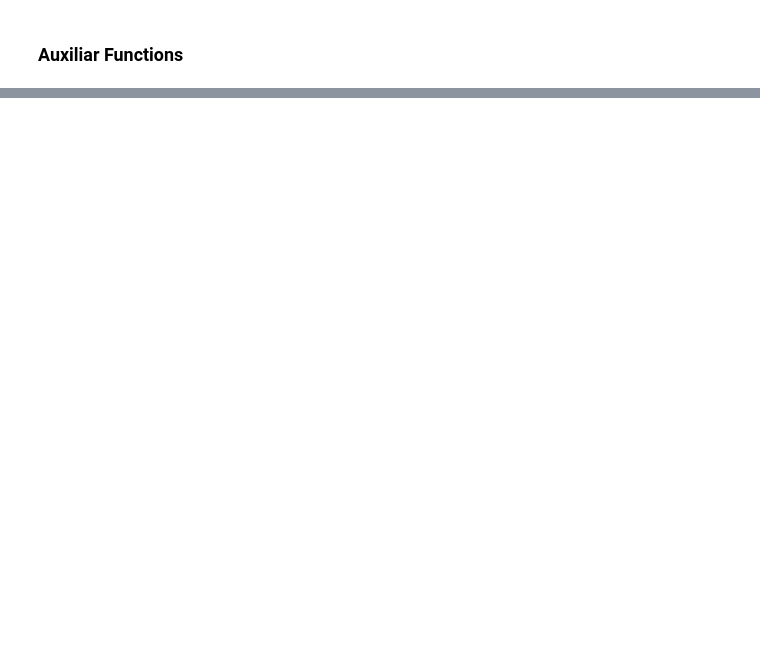
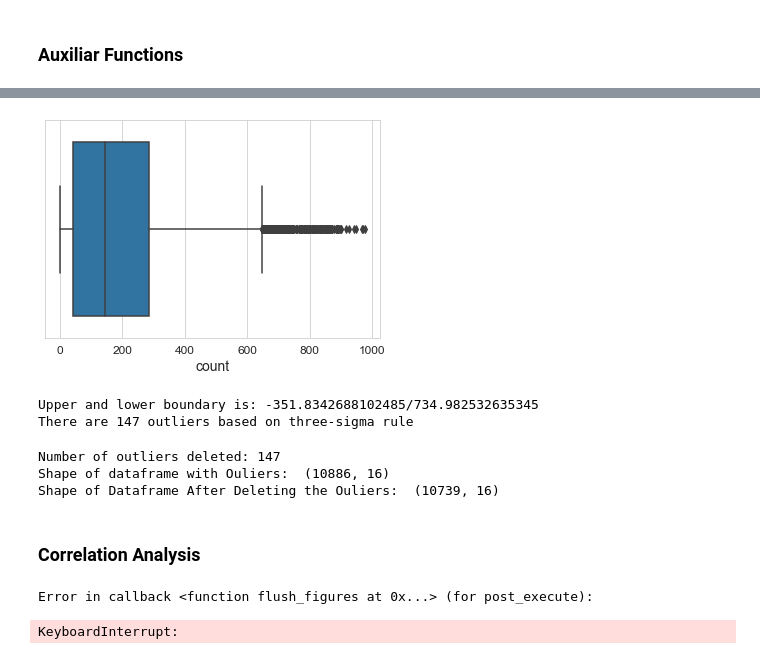
Before and after one commit to PeterStos/Bike_Sharing_Demand, a Jupyter notebook: Bike_Sharing_Demand.ipynb, the cells around one changed output, grey strips where cells are left out. Drawn from its saved outputs; the diff is of its cells as text; code cells hidden in the pictures; blank space fills up the shorter version.

Commit message:
Update Bike_Sharing_Demand.ipynb
Added feature engineering, correlation

```diff
--- a/Bike_Sharing_Demand.ipynb
+++ b/Bike_Sharing_Demand.ipynb
@@ -85,0 +196,6 @@ def ds_info(df):
+# %%
+train["season"] = train.season.map({1:"Spring", 2:"Summer", 3:"Fall", 4:"Winter" })
+train["weather"] = train.weather.map({1:" Clear + Few clouds + Partly cloudy + Partly cloudy",\
+                                        2:" Mist + Cloudy, Mist + Broken clouds, Mist + Few clouds, Mist", \
+                                        3:" Light Snow, Light Rain + Thunderstorm + Scattered clouds, Light Rain + Scattered clouds", \
+                                        4:" Heavy Rain + Ice Pallets + Thunderstorm + Mist, Snow + Fog"})
@@ -85,0 +204,10 @@ def ds_info(df):
+# %%
+train['year'] = train['datetime'].dt.year
+train['month'] = train['datetime'].dt.month
+train['day'] = train['datetime'].dt.day
+train['hour'] = train['datetime'].dt.hour
+train['weekday'] = train['datetime'].dt.weekday
+# %%
+categoryVariableList = ["hour","weekday","month","season","weather","holiday","workingday"]
+for var in categoryVariableList:
+    train[var] = train[var].astype("category")
@@ -85,0 +216,2 @@ def ds_info(df):
+# %%
+train = train.drop(['datetime'], axis=1)
@@ -85,0 +270,14 @@ def ds_info(df):
+# %%
+detect_outliers(train['count'])
+# %% [output]
+[figure, added]
+Upper and lower boundary is: -351.8342688102485/734.982532635345
+There are 147 outliers based on three-sigma rule
+# %%
+delete_outliers(train['count'], train)
+# %% [output]
+Number of outliers deleted: 147
+Shape of dataframe with Ouliers:  (10886, 16)
+Shape of Dataframe After Deleting the Ouliers:  (10739, 16)
+# %% [markdown]
+### Correlation Analysis
@@ -85,0 +286,5 @@ def ds_info(df):
+# %%
+correlation_heatmap(corr_variables)
+# %% [output]
+Error in callback <function flush_figures at 0x...> (for post_execute):
+KeyboardInterrupt:
```
Also changed, not shown: parts of 36 cells of this notebook.
